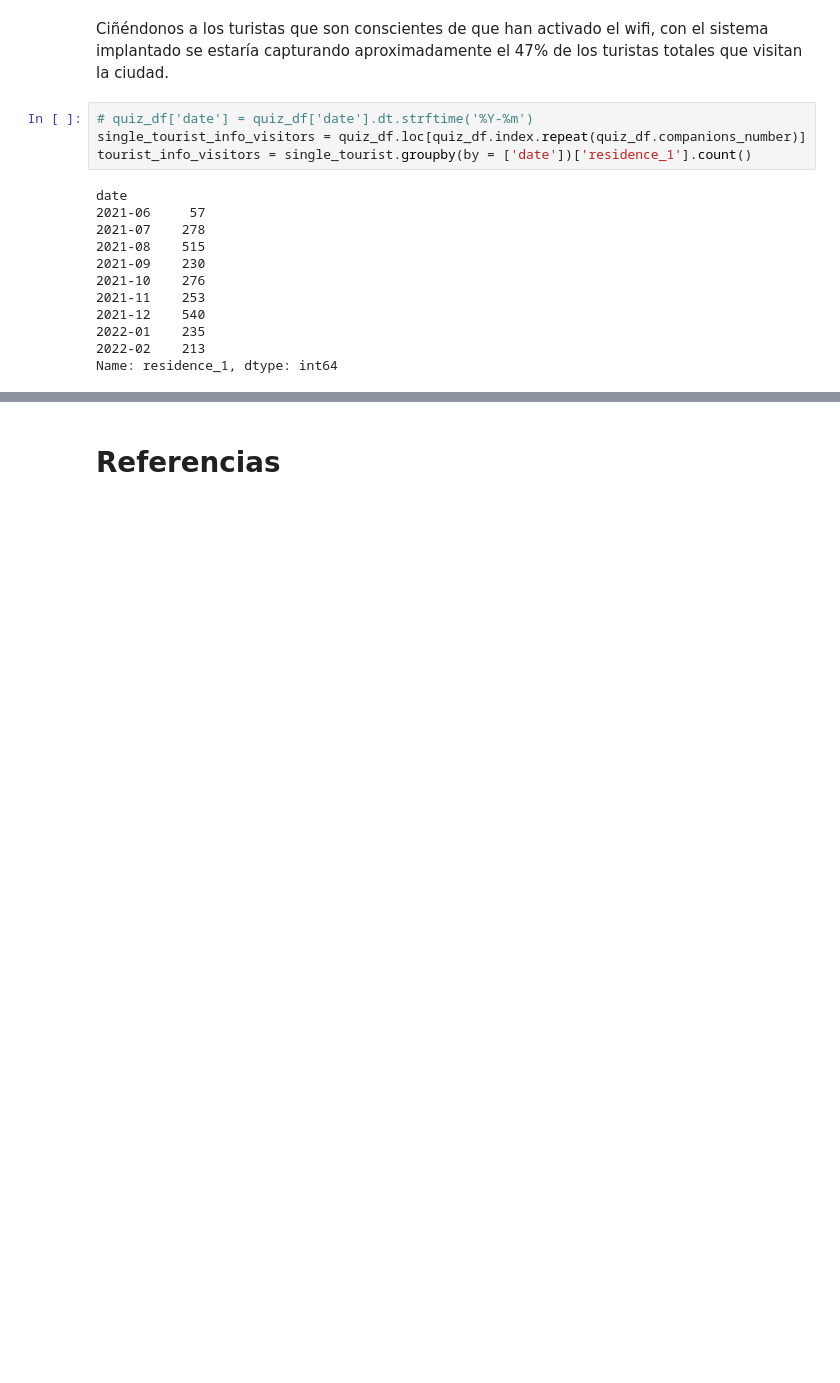
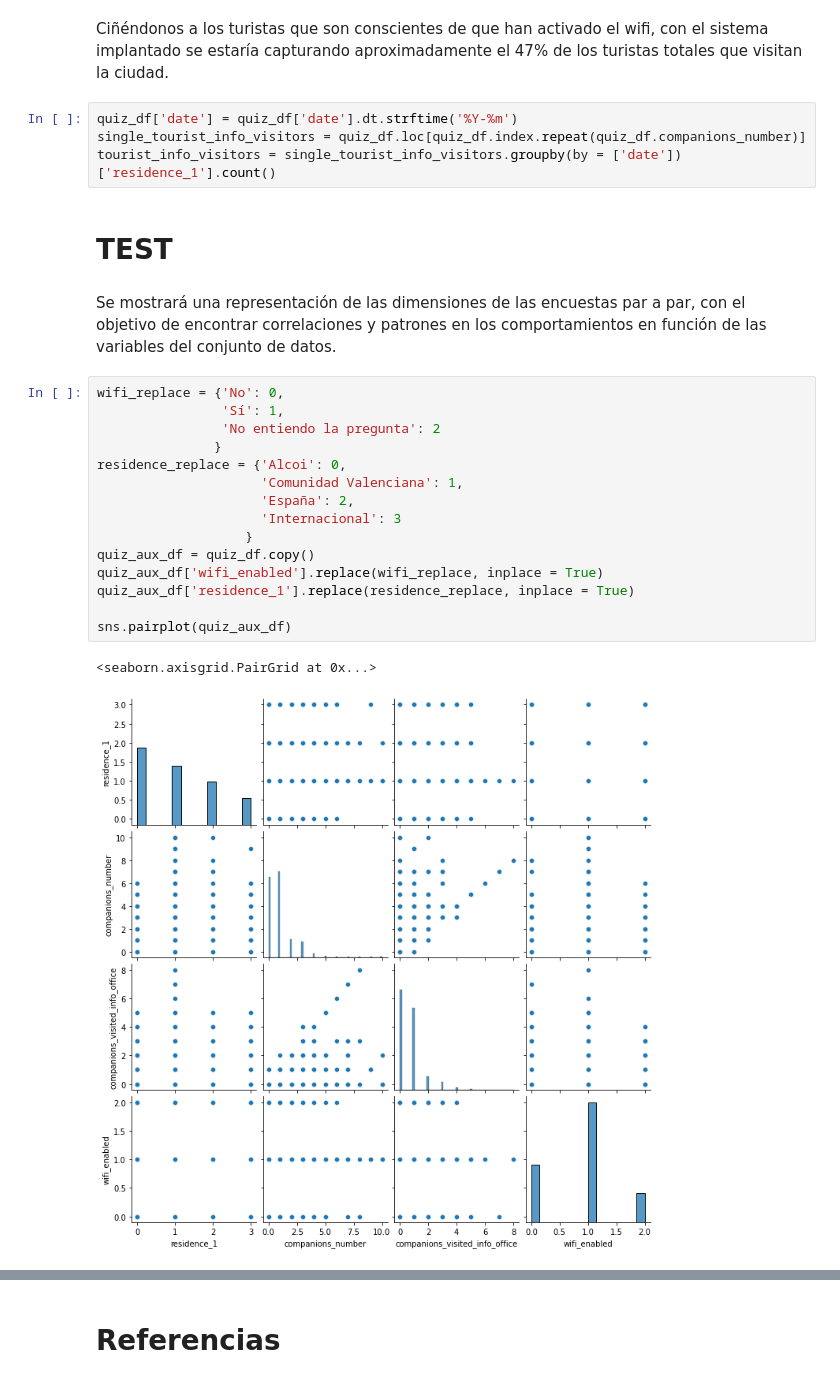
Before and after one commit to luperezsal/AlcoiTourist, a Jupyter notebook: Proyecto3_2.ipynb, the cells around one changed output, grey strips where cells are left out. Drawn from its saved outputs; the diff is of its cells as text; blank space fills up the shorter version.

Commit message:
[FEATURE] Add graphical representations

```diff
--- a/Proyecto3_2.ipynb
+++ b/Proyecto3_2.ipynb
@@ -207,18 +207,28 @@ histogram.tick_params(axis='x', rotation = 1)
 # %% [markdown]
 Ciñéndonos a los turistas que son conscientes de que han activado el wifi, con el sistema implantado se estaría capturando aproximadamente el 47% de los turistas totales que visitan la ciudad.
 # %%
-# quiz_df['date'] = quiz_df['date'].dt.strftime('%Y-%m')
+quiz_df['date'] = quiz_df['date'].dt.strftime('%Y-%m')
 single_tourist_info_visitors = quiz_df.loc[quiz_df.index.repeat(quiz_df.companions_number)]
-tourist_info_visitors = single_tourist.groupby(by = ['date'])['residence_1'].count()
+tourist_info_visitors = single_tourist_info_visitors.groupby(by = ['date'])['residence_1'].count()
-# %% [output]
-date
-2021-06     57
-2021-07    278
-2021-08    515
-2021-09    230
-2021-10    276
-2021-11    253
-2021-12    540
-2022-01    235
-2022-02    213
-Name: residence_1, dtype: int64
+# %% [markdown]
+# TEST
+# %% [markdown]
+Se mostrará una representación de las dimensiones de las encuestas par a par, con el objetivo de encontrar correlaciones y patrones en los comportamientos en función de las variables del conjunto de datos.
+# %%
+wifi_replace = {'No': 0,
+                'Sí': 1,
+                'No entiendo la pregunta': 2
+               }
+residence_replace = {'Alcoi': 0,
+                     'Comunidad Valenciana': 1,
+                     'España': 2,
+                     'Internacional': 3
+                   }
+quiz_aux_df = quiz_df.copy()
+quiz_aux_df['wifi_enabled'].replace(wifi_replace, inplace = True)
+quiz_aux_df['residence_1'].replace(residence_replace, inplace = True)
+
+sns.pairplot(quiz_aux_df)
+# %% [output]
+<seaborn.axisgrid.PairGrid at 0x...>
+[figure, added]
```
Also changed, not shown: parts of 4 cells of this notebook.
